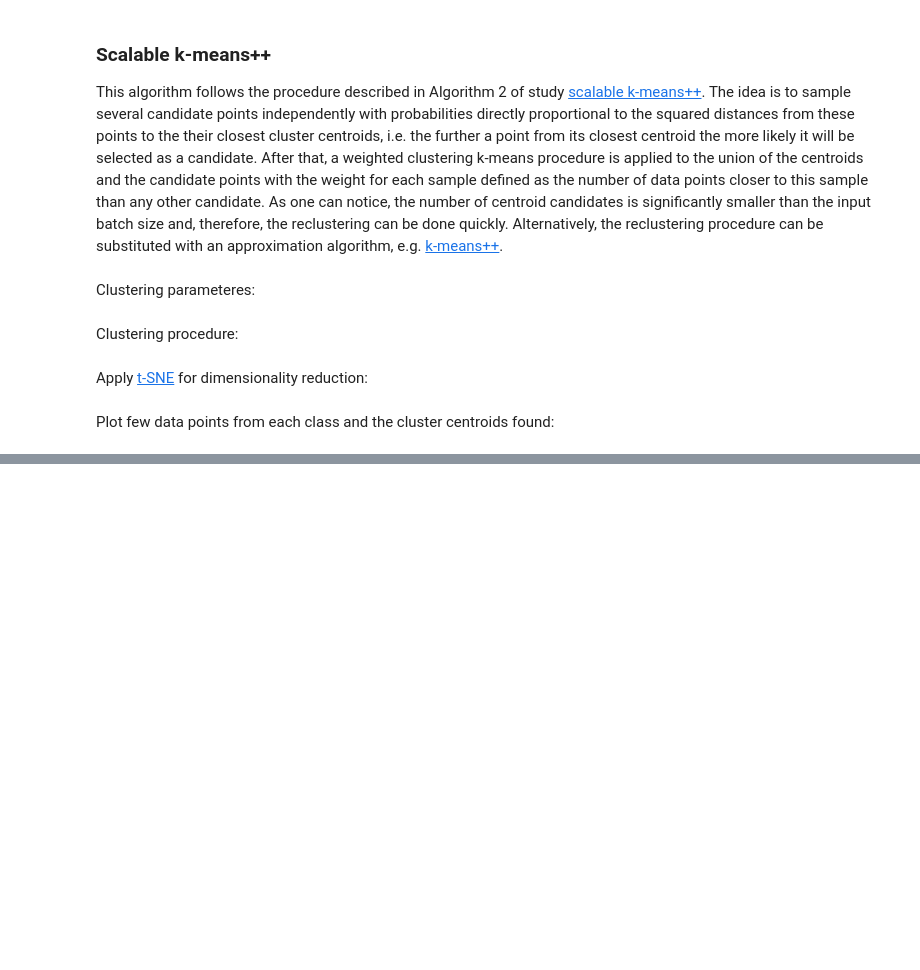
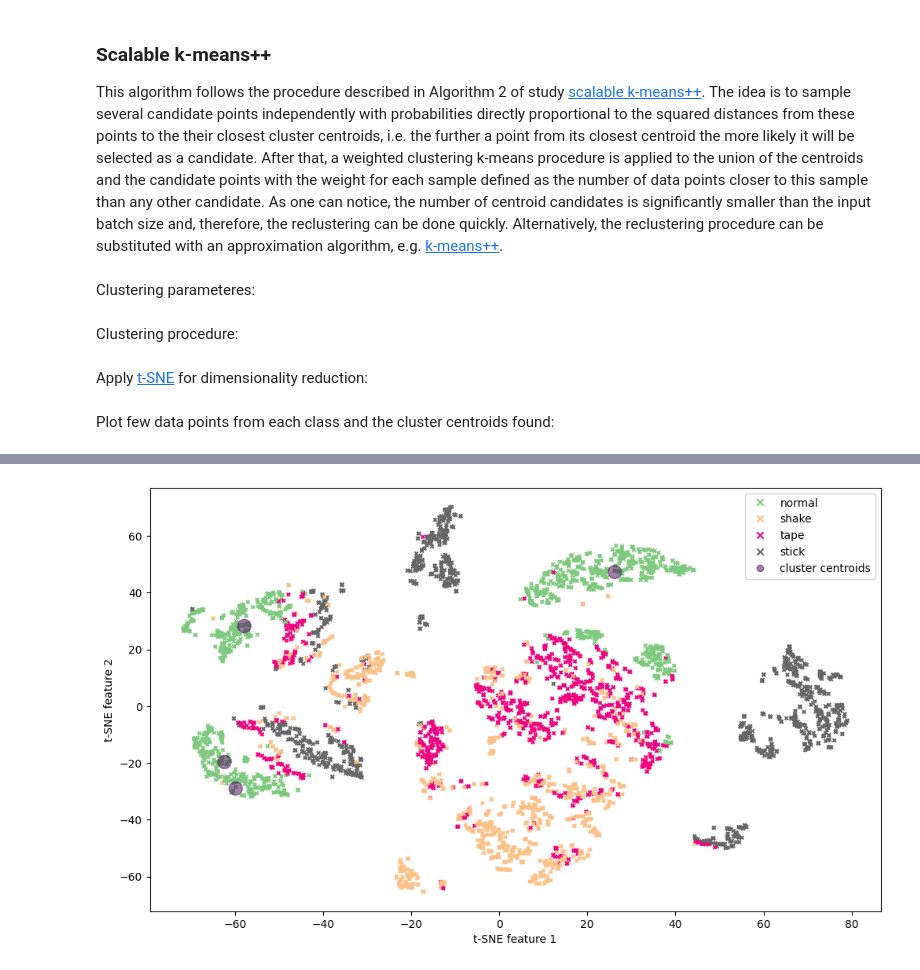
Before and after one commit to mizolotu/tiny_ml, a Jupyter notebook: fan_anomaly_detection.ipynb, the cells around one changed output, grey strips where cells are left out. Saved outputs shown, nothing was run; the diff lists cells and outputs as text; code cells hidden in the pictures; blank space fills up the shorter version.

```diff
--- a/fan_anomaly_detection.ipynb
+++ b/fan_anomaly_detection.ipynb
@@ -434,0 +448,22 @@ print(auc_em, auc_mv)
+# %%
+colors = ['yo', 'rs', 'gv', 'b*']
+X_plot = np.vstack([E_te, C])
+tsne = TSNE(n_components=2, learning_rate='auto', init='random')
+xy_all = tsne.fit_transform(np.vstack(X_plot))
+c = xy_all[-C.shape[0]:, :]
+# %%
+pp.style.use('default')
+pp.figure(figsize=(12, 7))
+scatter_points = pp.scatter(xy_all[:-C.shape[0], 0], xy_all[:-C.shape[0], 1], c = Y_te, s = 10, cmap = 'Accent', marker='x')
+pp.xlabel('t-SNE feature 1',fontsize=10)
+pp.ylabel('t-SNE feature 2',fontsize=10)
+scatter_centroids = pp.scatter(c[:, 0], c[:, 1], c = np.zeros(C.shape[0]), s = 150, alpha = 0.5);
+pp.legend(
+    scatter_points.legend_elements()[0] + scatter_centroids.legend_elements()[0],
+    labels + ['cluster centroids'],
+    loc = 0
+)
+pp.show()
+pp.close()
+# %% [output]
+[figure, added]
```
Also changed, not shown: parts of 20 cells of this notebook, 1 other file.
